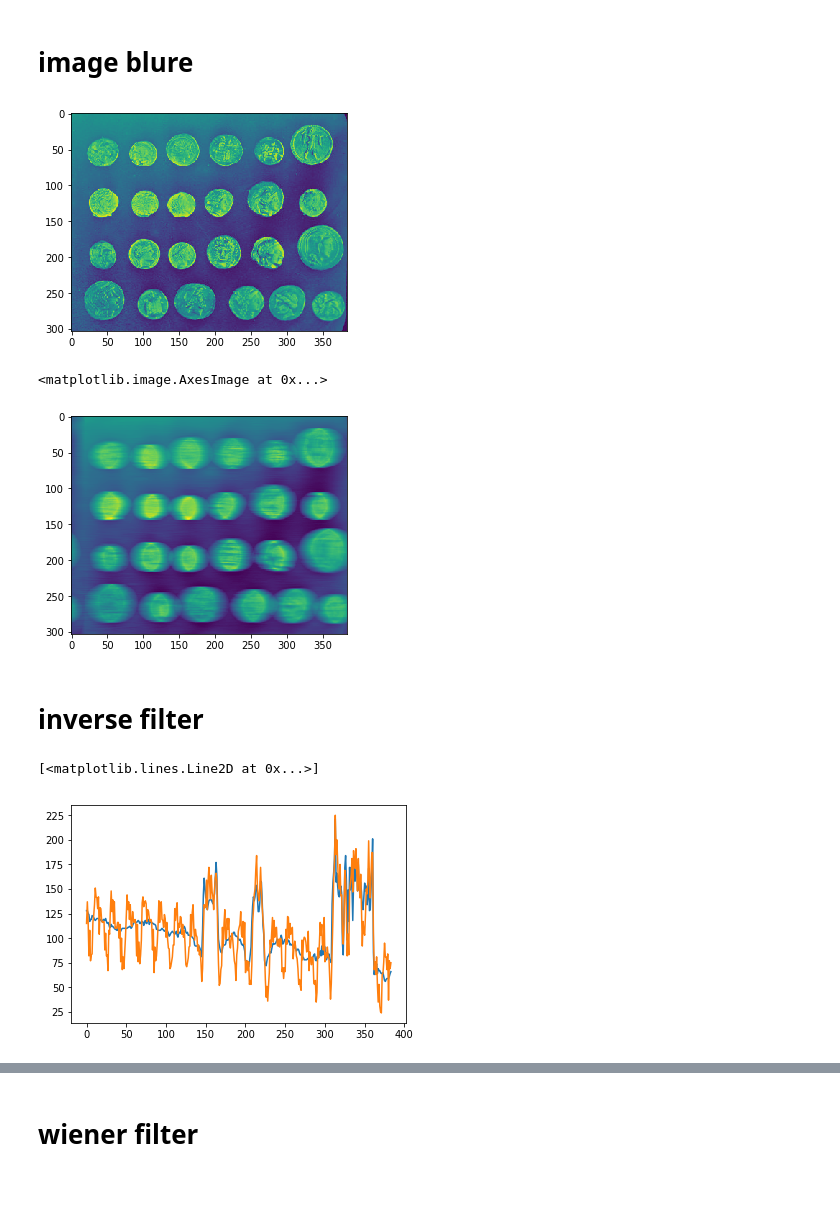
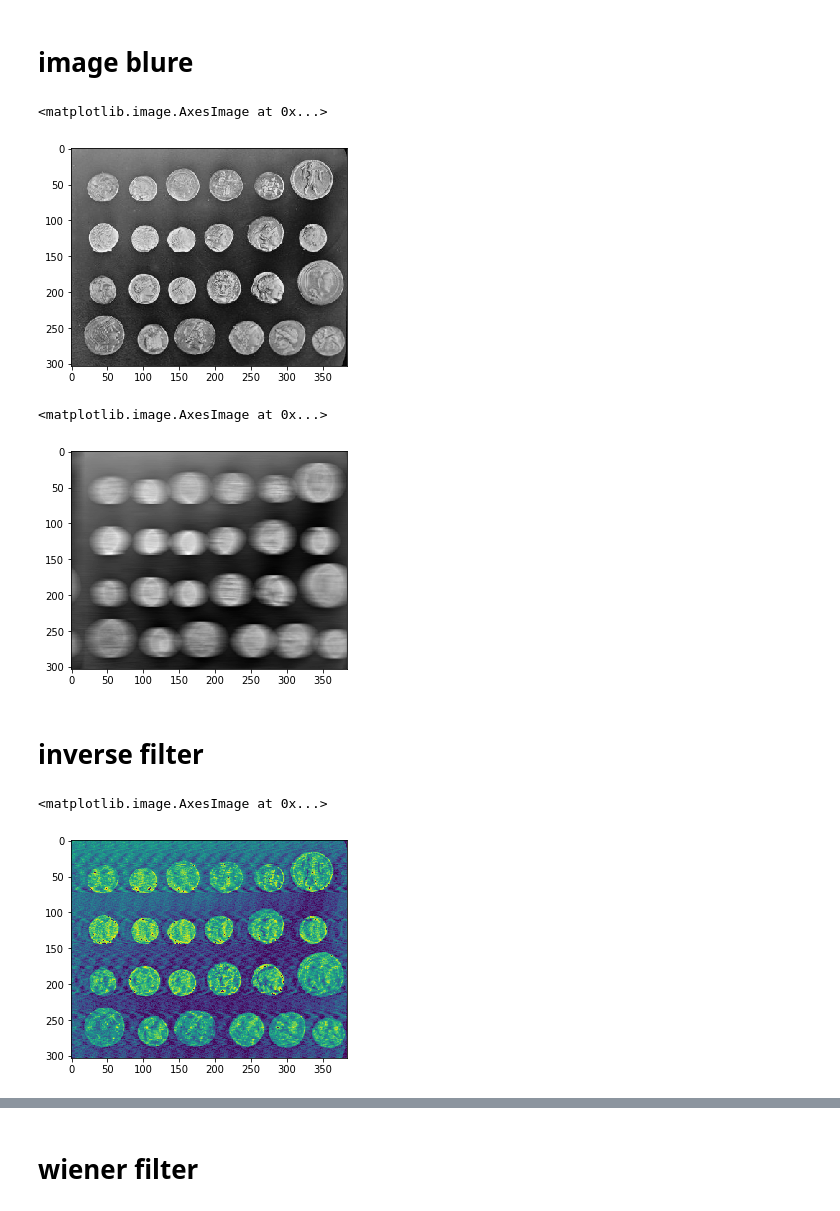
Before and after one commit to xingnix/learning, a Jupyter notebook: imageprocessing/jupyter/5/imagerestore.ipynb, the cells around one changed output, grey strips where cells are left out. Drawn from its saved outputs; the diff is of its cells as text; code cells hidden in the pictures.

```diff
--- a/imageprocessing/jupyter/5/imagerestore.ipynb
+++ b/imageprocessing/jupyter/5/imagerestore.ipynb
@@ -6,9 +58,10 @@ from skimage import io,color,data,filters,exposure,util
 # image blure
 # %%
 im=data.coins()
-plt.imshow(im)
+plt.imshow(im,cmap='gray')
 # %% [output]
+<matplotlib.image.AxesImage at 0x...>
-[figure, old version]
+[figure, new version]
 # %%
 imf=np.fft.fft2(im)
 kernel=np.ones((1,20))
@@ -16,19 +69,16 @@ kernel=kernel/np.sum(kernel)
 kf=np.fft.fft2(kernel,(im.shape[0],im.shape[1]))
 g=imf*kf
 im_g=np.uint8(np.abs(np.fft.ifft2(g)))
-plt.imshow(im_g)
+plt.imshow(im_g,cmap='gray')
 # %% [output]
 <matplotlib.image.AxesImage at 0x...>
-[figure, old version]
+[figure, new version]
 # %% [markdown]
 # inverse filter
 # %%
 h=np.fft.fft2(im_g)/(0.01+kf)
 im_i=np.uint8(np.abs(np.fft.ifft2(h)))
-#im_i[30:35,:]=255
-#plt.imshow(im_i)
-plt.plot(im[30,:])
-plt.plot(im_i[30,:])
+plt.imshow(im_i)
 # %% [output]
-[<matplotlib.lines.Line2D at 0x...>]
+<matplotlib.image.AxesImage at 0x...>
-[figure, old version]
+[figure, new version]
```
Also changed, not shown: parts of 11 cells of this notebook, 1 other file.
